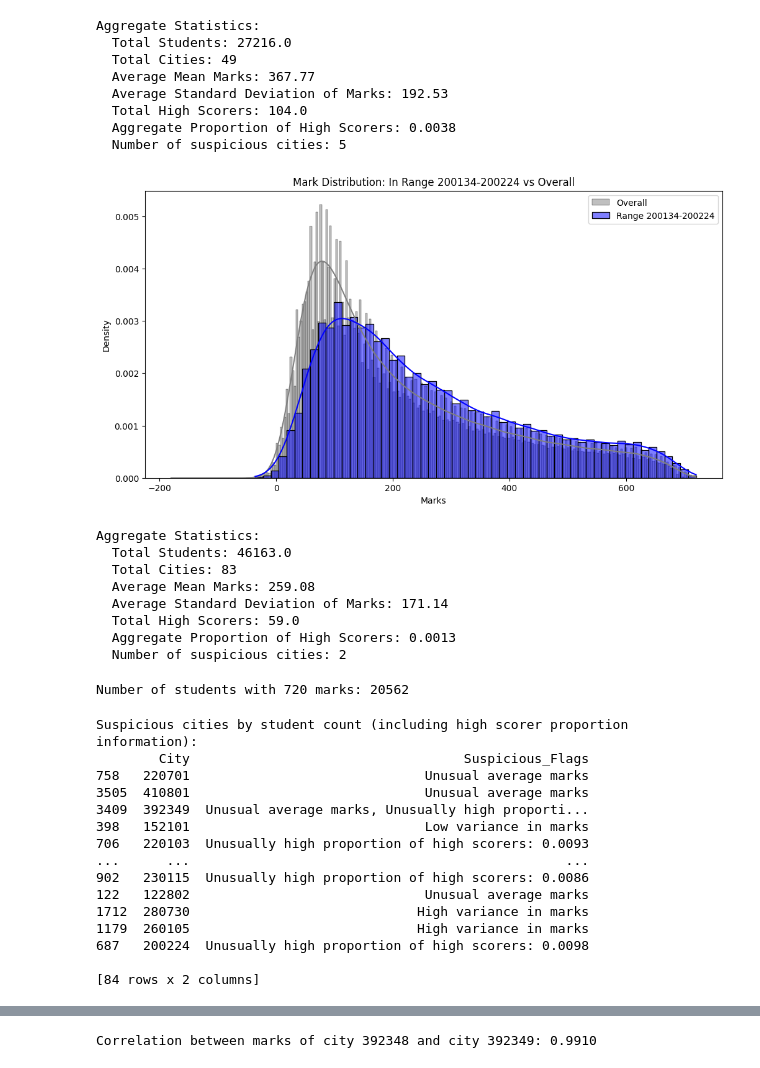
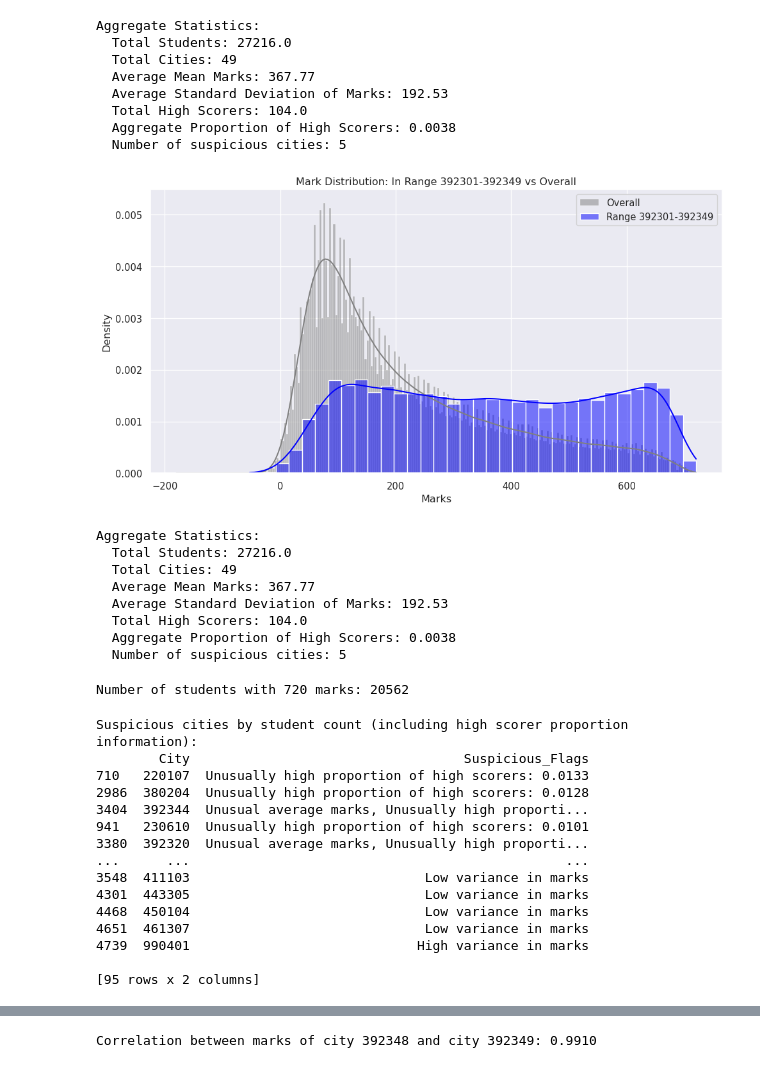
Before and after one commit to jishnurajendran/NEET-2024-analysis, a Jupyter notebook: NEET_analysis.ipynb, the cells around one changed output, grey strips where cells are left out. Cells and saved outputs as stored; diff of their text form; code cells hidden in the pictures.

```diff
--- a/NEET_analysis.ipynb
+++ b/NEET_analysis.ipynb
@@ -1,12 +1,12 @@
 # %%
 import pandas as pd
 import io
-import pandas as pd
 import re
 import matplotlib.pyplot as plt
 import os
 import numpy as np
 import seaborn as sns
+sns.set_theme(rc={"figure.dpi": 96})
 from scipy import stats
 from sklearn.cluster import KMeans
 from sklearn.preprocessing import StandardScaler
@@ -20,6 +15,3 @@ Drive already mounted at /content/drive; to attempt to forcibly remount, call dr
 # %%
-df = pd.read_csv('/content/drive/MyDrive/AI/city_marks_data.csv')
-cent_data = pd.read_csv('/content/drive/MyDrive/AI/cent_data.csv')
-
-high_scorers = df[df['Marks'] > 718]
-high_scorers.size
+df = pd.read_csv('city_marks_data.csv')
+cent_data = pd.read_csv('cent_data.csv')
@@ -90,7 +80,7 @@ Cities with unusual average marks (Z-score > 3 or < -3):
 3512  410808            422  378.604265            3.181673
 # %%
 # 4.1 Variance Analysis (high)
-variance_h = 2.1
+variance_h = 2.0
 city_stats['Variance_Z_Score'] = calculate_z_scores(city_stats['Std_Marks'])
 high_variance_cities = city_stats[city_stats['Variance_Z_Score'] > variance_h]
 print(f"Cities with unusually high variance in marks (Z-score > {variance_h}):")
@@ -110,6 +106,6 @@ Cities with unusually high variance in marks (Z-score > 2.1):
 # %%
 # 4.2 Variance Analysis (low)
-variance_l = 0.004
+variance_l = 0.005
 city_stats['Variance_Z_Score'] = calculate_z_scores(city_stats['Std_Marks'])
 low_variance_cities = city_stats[abs(city_stats['Variance_Z_Score']) < variance_l]
 print(f"Cities with unusually low variance in marks (Z-score < {variance_l}):")
@@ -402,32 +394,32 @@ Aggregate Statistics:
 # %%
 def plot_city_in_range(df, start_city, end_city):
     plt.figure(figsize=(12, 6))
 
     # Plot the overall in
     sns.histplot(df['Marks'], kde=True, stat="density", alpha=0.5, color='gray', label='Overall')
 
     # Plot the city in_range
     sns.histplot(df[(df['City'] >= start_city) & (df['City'] <= end_city)]['Marks'], kde=True, stat="density", alpha=0.5, color='blue', label=f'Range {start_city}-{end_city}')
     plt.title(f'Mark Distribution: In Range {start_city}-{end_city} vs Overall')
     plt.xlabel('Marks')
     plt.ylabel('Density')
     plt.legend()
     plt.show()
 
-start_city = 200134
-end_city = 200224
+start_city = 392301
+end_city = 392349
 plot_city_in_range(df, start_city, end_city)
 print_city_stats_range(start_city, end_city, city_stats)
 # %% [output]
-[figure, old version]
+[figure, new version]
 Aggregate Statistics:
-  Total Students: 46163.0
-  Total Cities: 83
-  Average Mean Marks: 259.08
-  Average Standard Deviation of Marks: 171.14
-  Total High Scorers: 59.0
-  Aggregate Proportion of High Scorers: 0.0013
-  Number of suspicious cities: 2
+  Total Students: 27216.0
+  Total Cities: 49
+  Average Mean Marks: 367.77
+  Average Standard Deviation of Marks: 192.53
+  Total High Scorers: 104.0
+  Aggregate Proportion of High Scorers: 0.0038
+  Number of suspicious cities: 5
 # %%
 marks_720_count = df[(df['Marks'] > 660) & (df['Marks'] < 711)]['Marks'].count()
 print(f"Number of students with 720 marks: {marks_720_count}")
@@ -436,26 +428,26 @@ Number of students with 720 marks: 20562
 # %%
 # prompt: print all the suspicious cites
 
-suspicious_cities = city_stats[city_stats['Suspicious_Flags'] != "No flags"].sort_values('Hi', ascending=False)
+suspicious_cities = city_stats[city_stats['Suspicious_Flags'] != "No flags"].sort_values('High_Scorer_Proportion', ascending=False)
 print("\nSuspicious cities by student count (including high scorer proportion information):")
 print(suspicious_cities[['City','Suspicious_Flags']])
 suspicious_centers = suspicious_cities[['City','Suspicious_Flags']].values[:,0]
 # %% [output]
 Suspicious cities by student count (including high scorer proportion information):
         City                                   Suspicious_Flags
-758   220701                              Unusual average marks
-3505  410801                              Unusual average marks
-3409  392349  Unusual average marks, Unusually high proporti...
-398   152101                              Low variance in marks
-706   220103  Unusually high proportion of high scorers: 0.0093
+710   220107  Unusually high proportion of high scorers: 0.0133
+2986  380204  Unusually high proportion of high scorers: 0.0128
+3404  392344  Unusual average marks, Unusually high proporti...
+941   230610  Unusually high proportion of high scorers: 0.0101
+3380  392320  Unusual average marks, Unusually high proporti...
 ...      ...                                                ...
-902   230115  Unusually high proportion of high scorers: 0.0086
-122   122802                              Unusual average marks
-1712  280730                             High variance in marks
-1179  260105                             High variance in marks
-687   200224  Unusually high proportion of high scorers: 0.0098
+3548  411103                              Low variance in marks
+4301  443305                              Low variance in marks
+4468  450104                              Low variance in marks
+4651  461307                              Low variance in marks
+4739  990401                             High variance in marks
 
-[84 rows x 2 columns]
+[95 rows x 2 columns]
 # %%
 # prompt: each City in suspicious_cities represents a CENTNO,, lets print corresponding CENT_STATE and CENT_CITY from cent_data, also prinf the flag, and sort in CENT_STATE
 
```
Also changed, not shown: parts of 12 cells of this notebook.
